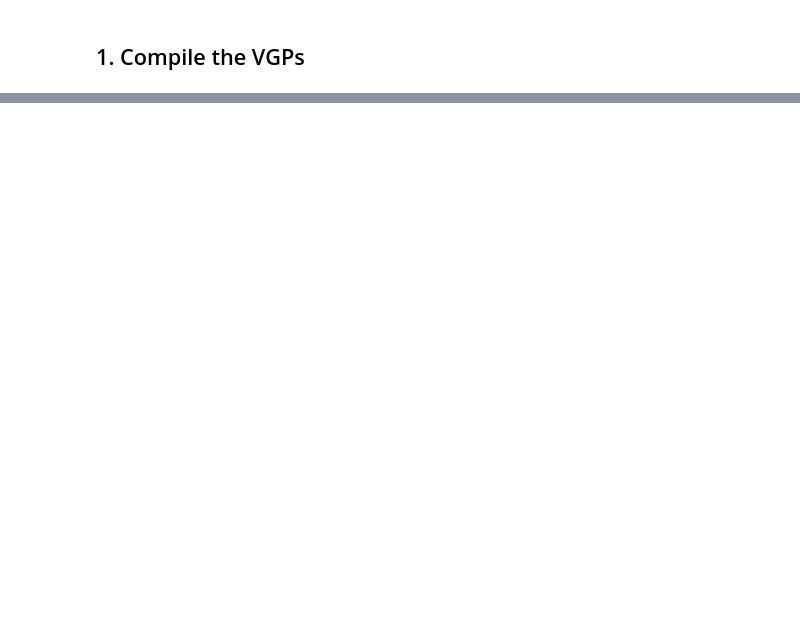
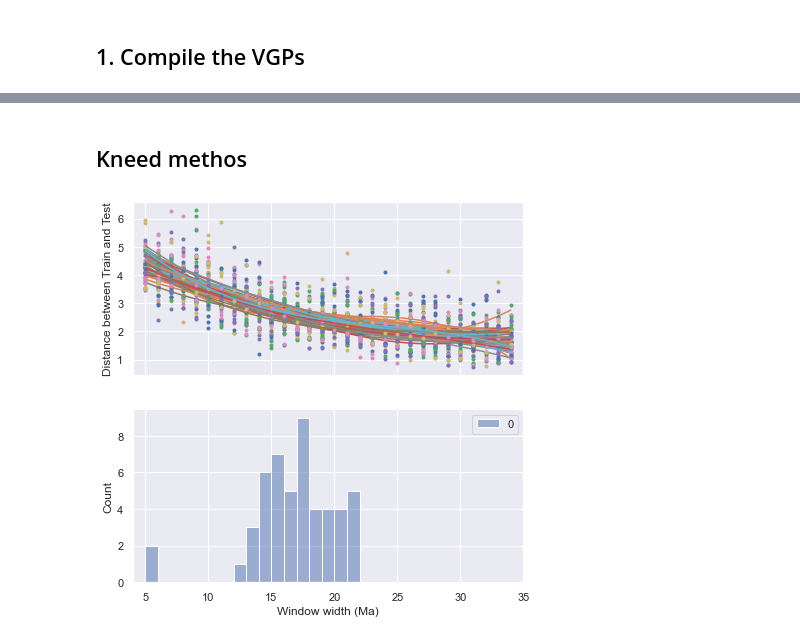
Before and after one commit to PolarWandering/Young_CEED, a Jupyter notebook: Cross-Validation.ipynb, the cells around one changed output, grey strips where cells are left out. Saved outputs shown, nothing was run; the diff lists cells and outputs as text; code cells hidden in the pictures; blank space fills up the shorter version.

```diff
--- a/Cross-Validation.ipynb
+++ b/Cross-Validation.ipynb
@@ -256,0 +116,44 @@ plt.show()
+# %% [markdown]
+## Kneed methos
+# %%
+fig, axs = plt.subplots(2, sharex =True, figsize=(7,7))
+sns.set_theme(style="darkgrid")
+
+polynomial_degree = 6
+
+knees = []
+
+for n_train, df_train in df.groupby('n_training'):
+
+    # try to bound the search in the range (15,30)
+
+    interval = range(5,35)
+
+    df_ = df_train[df_train['window_lenght'].isin(interval)]
+
+    x = np.sort(df_['window_lenght'].unique())
+    y = df_['mean_distance'].to_numpy() # splines cannot have repeated X's
+
+    s = UnivariateSpline(x, y,  k = 3)
+
+    kneedle = KneeLocator(x, s(x), S=1.0, interp_method="interp1d", polynomial_degree = polynomial_degree,
+                          curve="convex", direction="decreasing")
+
+    knees.append(kneedle.knee)
+
+    axs[0].plot(x, y, '.')
+    axs[0].plot(x, s(x))
+
+    # axs[1].plot(xsd, ysd)
+
+axs[0].set_ylabel('Distance between Train and Test')
+axs[1].set_xlim(4,35)
+axs[1] = sns.histplot(df_knees, binwidth = 1)
+# axs[1].set_ylabel('First derivative')
+axs[1].set_xlabel('Window width (Ma)')
+
+plt.show()
+df_knees = pd.DataFrame(knees)
+# sns.histplot(df_knees, binwidth = 1)
+# %% [output]
+[figure, added]
```
Also changed, not shown: parts of 18 cells of this notebook.
